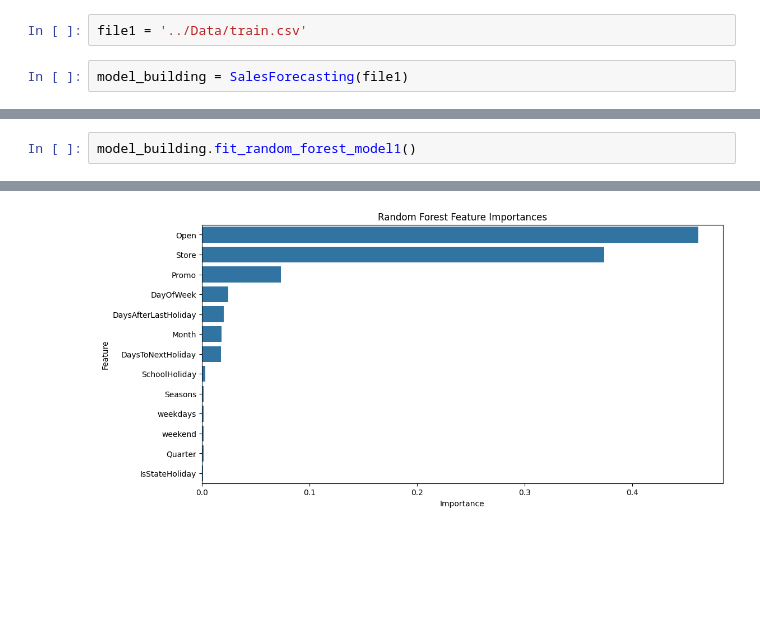
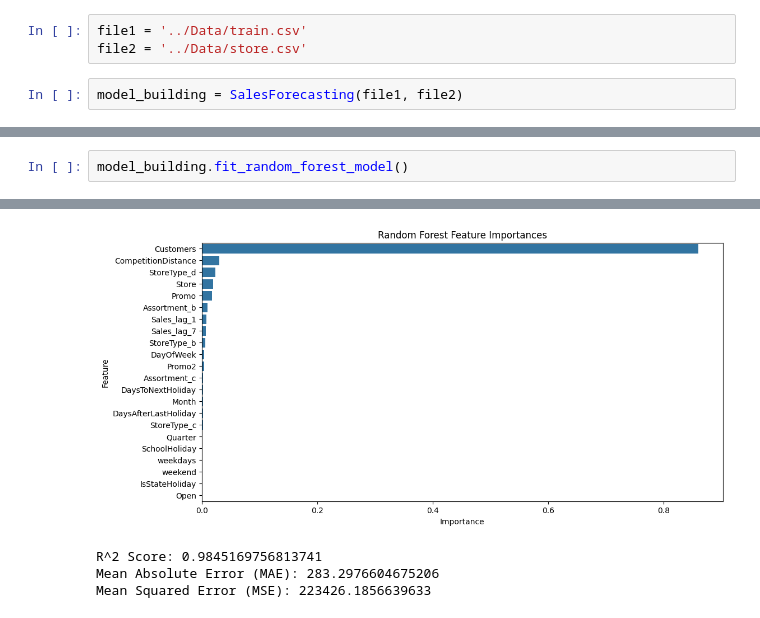
Before and after one commit to Marta233/Sales_Forcasting, a Jupyter notebook: notebook/model_run1.ipynb, the cells around one changed output, grey strips where cells are left out. Drawn from its saved outputs; the diff is of its cells as text; blank space fills up the shorter version.

Commit message:
updated model devloped

```diff
--- a/notebook/model_run1.ipynb
+++ b/notebook/model_run1.ipynb
@@ -9,7 +8,8 @@ from Scripts.EDA import BASICEDA
 # %%
 file1 = '../Data/train.csv'
+file2 = '../Data/store.csv'
 # %%
-model_building = SalesForecasting(file1)
+model_building = SalesForecasting(file1, file2)
 # %%
 # Step 2: Load the data
 model_building.load_data()
@@ -52,3 +39,3 @@ SchoolHoliday  1017209.0                       0.178647                  0.0
 # %%
-model_building.fit_random_forest_model1()
+model_building.fit_random_forest_model()
 # %% [output]
@@ -56,2 +43,5 @@ model_building.fit_random_forest_model1()
-[figure, old version]
+[figure, new version]
+R^2 Score: 0.9845169756813741
+Mean Absolute Error (MAE): 283.2976604675206
+Mean Squared Error (MSE): 223426.1856639633
 # %%
```
Also changed, not shown: parts of 7 cells of this notebook.
